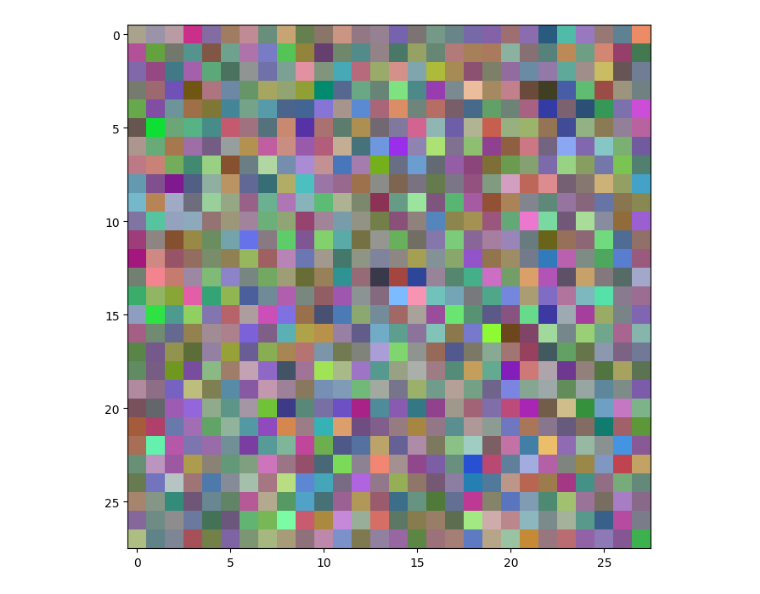
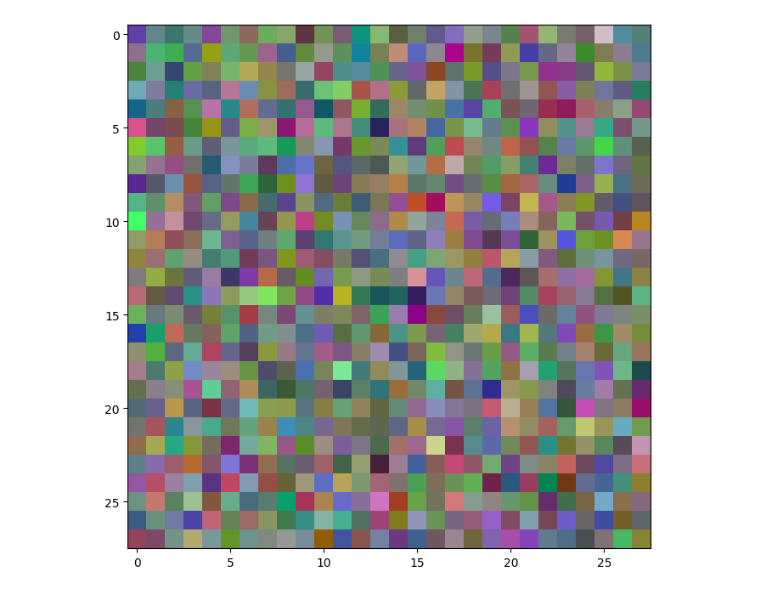
Before and after one commit to andrew-na-git/Score-Embedding-Fast-Diffusion, a Jupyter notebook: slurm/sample/sample.ipynb, the cells around one changed output. Drawn from its saved outputs; the diff is of its cells as text; code cells hidden in the pictures.

Commit message:
multi images

```diff
--- a/slurm/sample/sample.ipynb
+++ b/slurm/sample/sample.ipynb
@@ -131,21 +134,24 @@ Number of function evaluations: 3158
 # %%
+sample_idx = 1
+
 def get_frame(i):
-  return ((samples[i] - samples[i].min())/(samples[i].max() - samples[i].min())).transpose(1, 2, 0)
+  #return samples[i].transpose(1, 2, 0)
+  return ((samples[i, sample_idx] - samples[i, sample_idx].min())/(samples[i, sample_idx].max() - samples[i, sample_idx].min())).transpose(1, 2, 0)
 
 fig = plt.figure(figsize=(8,8));
 
 im = plt.imshow(get_frame(0), animated=True)
 
 def frame(i):
   if i >= len(samples):
     im.set_data(get_frame(-1));
   else:
     im.set_data(get_frame(i));
 
   return [im]
 
 animation_fig = animation.FuncAnimation(fig, frame, frames=samples.shape[0] + 20, blit=False);
 
 animation_fig.save("animation.gif", writer=animation.PillowWriter(fps=10));
 # %% [output]
-[figure, old version]
+[figure, new version]
```
Also changed, not shown: parts of 6 cells of this notebook, 6 other files.
